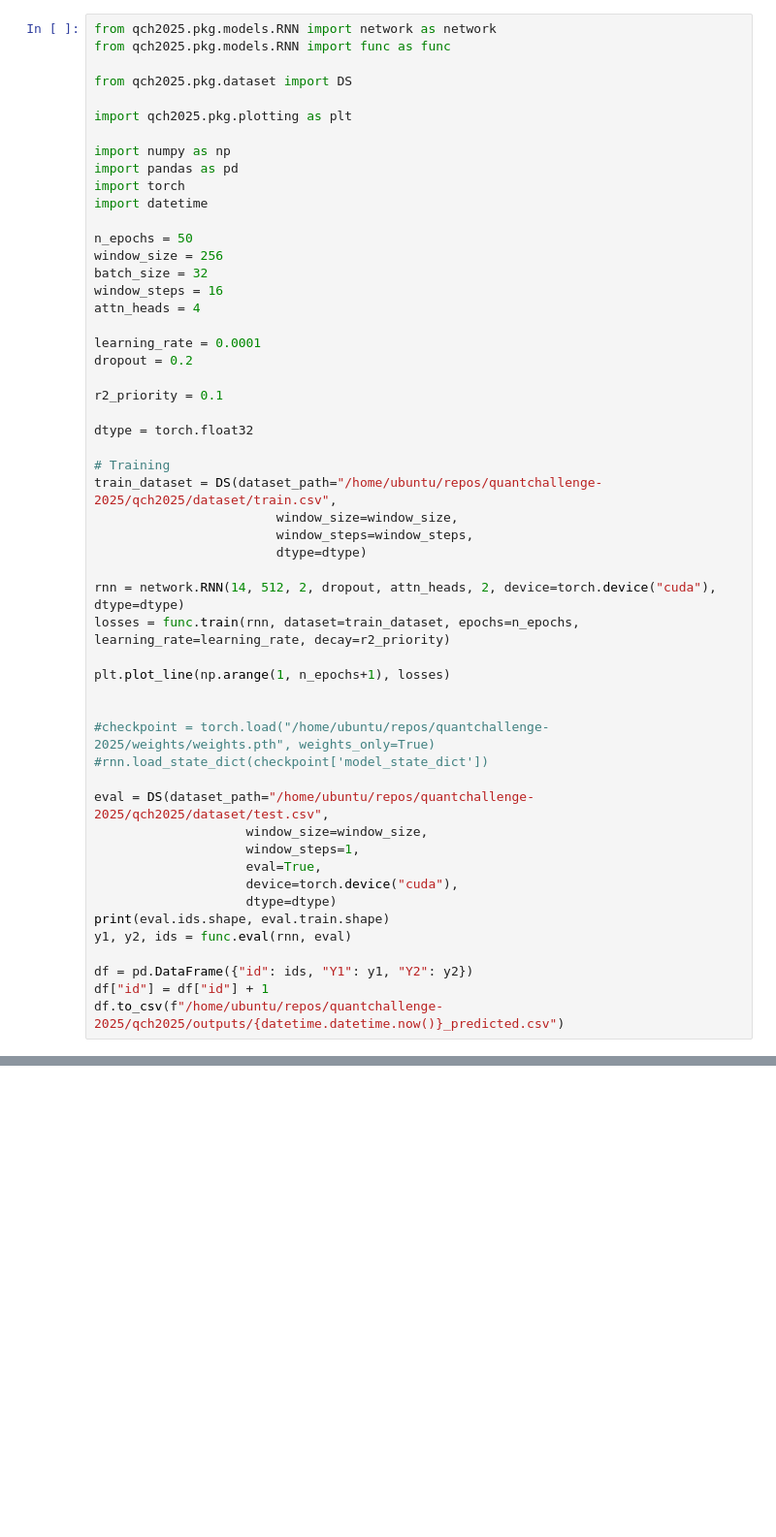
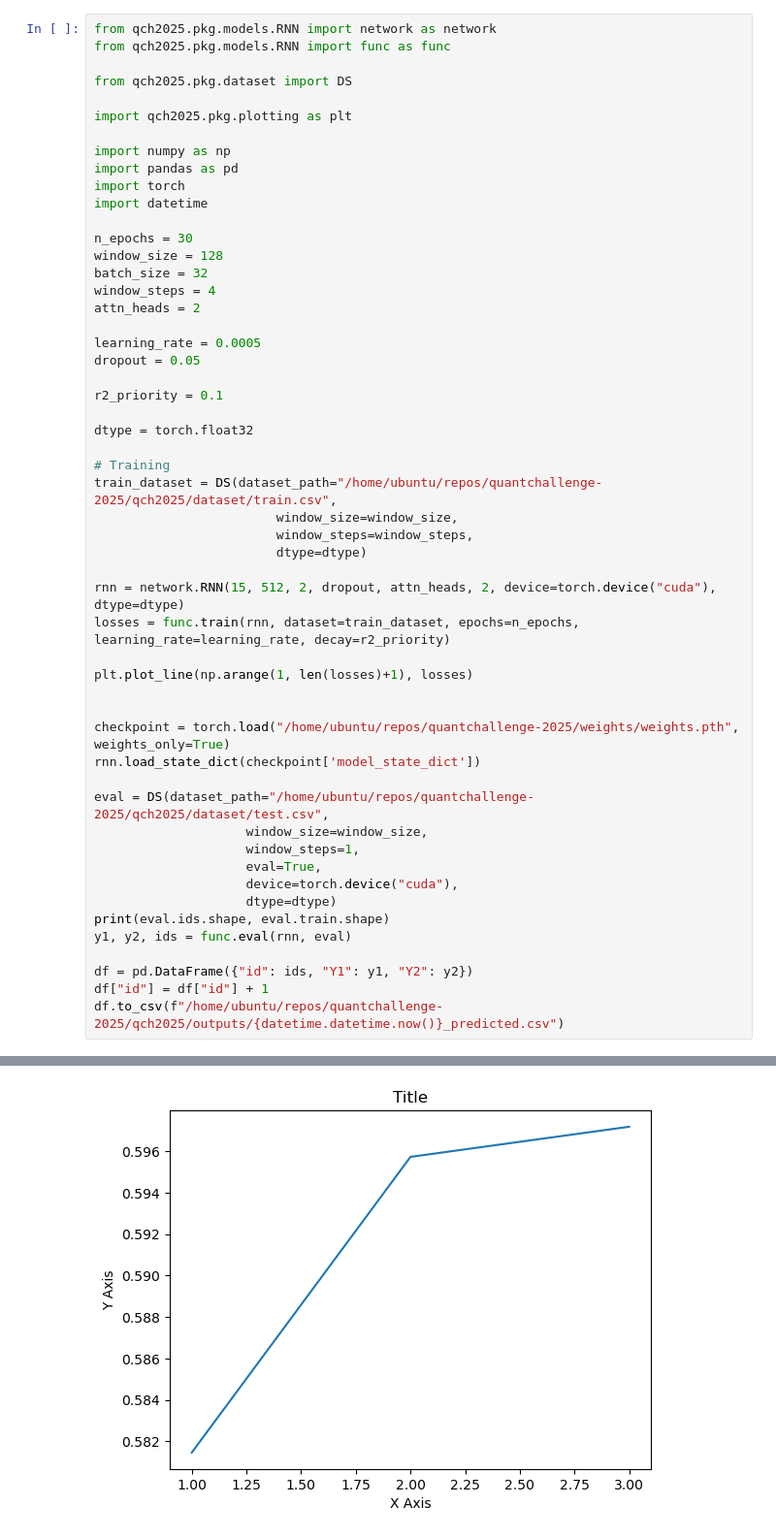
Before and after one commit to chrispukas/quantchallenge-2025, a Jupyter notebook: scripts/notebooks/models.ipynb, the cells around one changed output, grey strips where cells are left out. Shown at 97% size. Cells and saved outputs as stored; diff of their text form; blank space fills up the shorter version.

```diff
--- a/scripts/notebooks/models.ipynb
+++ b/scripts/notebooks/models.ipynb
@@ -11,14 +11,14 @@ import pandas as pd
 import torch
 import datetime
 
-n_epochs = 50
-window_size = 256
+n_epochs = 30
+window_size = 128
 batch_size = 32
-window_steps = 16
-attn_heads = 4
+window_steps = 4
+attn_heads = 2
 
-learning_rate = 0.0001
-dropout = 0.2
+learning_rate = 0.0005
+dropout = 0.05
 
 r2_priority = 0.1
 
@@ -30,14 +30,14 @@ train_dataset = DS(dataset_path="/home/ubuntu/repos/quantchallenge-2025/qch2025/
                         window_steps=window_steps,
                         dtype=dtype)
 
-rnn = network.RNN(14, 512, 2, dropout, attn_heads, 2, device=torch.device("cuda"), dtype=dtype)
+rnn = network.RNN(15, 512, 2, dropout, attn_heads, 2, device=torch.device("cuda"), dtype=dtype)
 losses = func.train(rnn, dataset=train_dataset, epochs=n_epochs, learning_rate=learning_rate, decay=r2_priority)
 
-plt.plot_line(np.arange(1, n_epochs+1), losses)
+plt.plot_line(np.arange(1, len(losses)+1), losses)
 
 
-#checkpoint = torch.load("/home/ubuntu/repos/quantchallenge-2025/weights/weights.pth", weights_only=True)
-#rnn.load_state_dict(checkpoint['model_state_dict'])
+checkpoint = torch.load("/home/ubuntu/repos/quantchallenge-2025/weights/weights.pth", weights_only=True)
+rnn.load_state_dict(checkpoint['model_state_dict'])
 
 eval = DS(dataset_path="/home/ubuntu/repos/quantchallenge-2025/qch2025/dataset/test.csv",
                     window_size=window_size,
@@ -62,0 +72 @@ Saving checkpoint: best rsq: 0.6417324522726744 vs current: 0.2878805476102831
+[figure, added]
```
Also changed, not shown: parts of 2 cells of this notebook, 22 other files.
